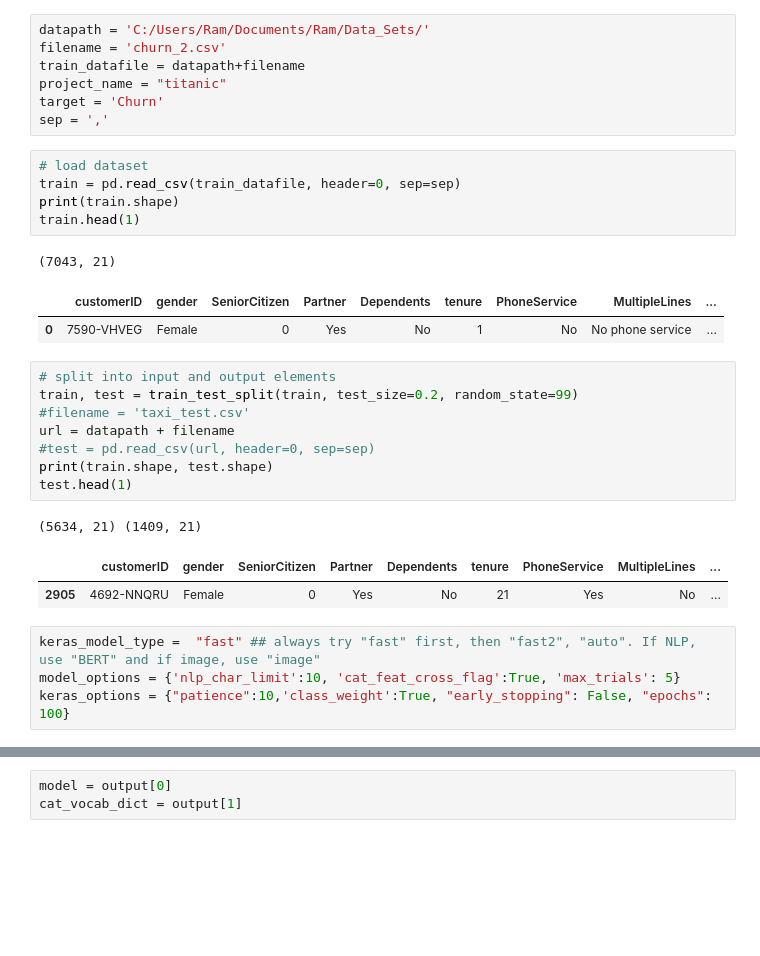
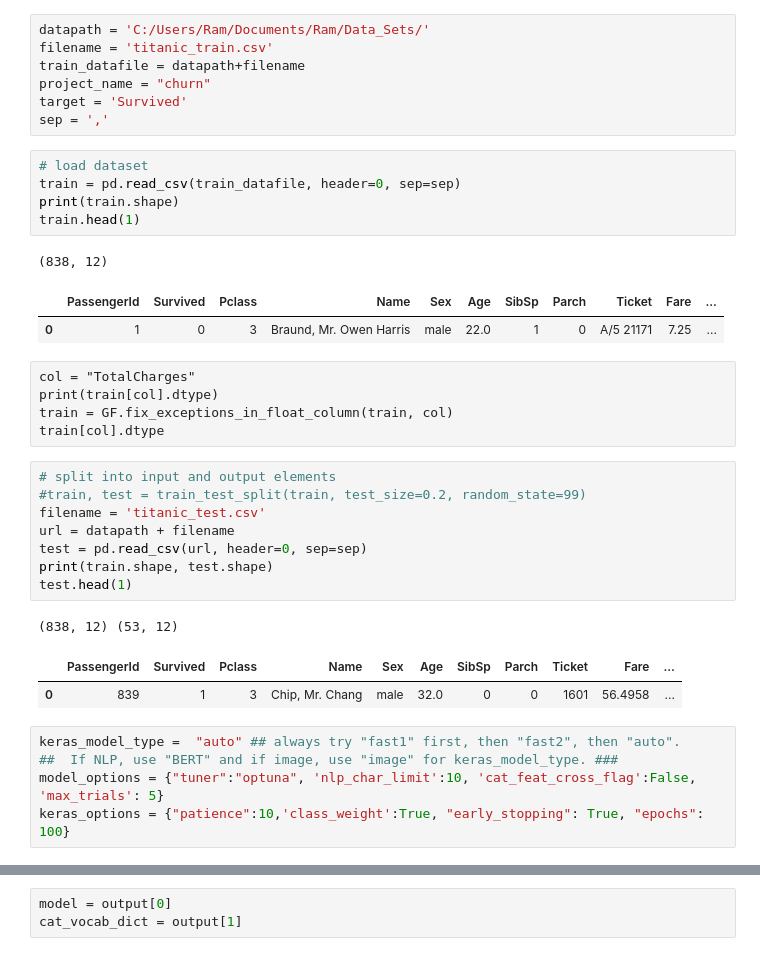
Before and after one commit to AutoViML/deep_autoviml, a Jupyter notebook: examples/Deep_Auto_ViML_Demo.ipynb, the cells around one changed output, grey strips where cells are left out. Saved outputs shown, nothing was run; the diff lists cells and outputs as text; blank space fills up the shorter version.

```diff
--- a/examples/Deep_Auto_ViML_Demo.ipynb
+++ b/examples/Deep_Auto_ViML_Demo.ipynb
@@ -18,10 +21,10 @@ predictions = deepauto.predict(model, project_name, test_dataset=test,
                                  cat_vocab_dict=cat_vocab_dict)
 # %%
 datapath = 'C:/Users/Ram/Documents/Ram/Data_Sets/'
-filename = 'churn_2.csv'
+filename = 'titanic_train.csv'
 train_datafile = datapath+filename
-project_name = "titanic"
-target = 'Churn'
+project_name = "churn"
+target = 'Survived'
 sep = ','
 # %%
 # load dataset
@@ -29,25 +32,31 @@ train = pd.read_csv(train_datafile, header=0, sep=sep)
 print(train.shape)
 train.head(1)
 # %% [output]
-(7043, 21)
+(838, 12)
-|  | customerID | gender | SeniorCitizen | Partner | Dependents | tenure | PhoneService | MultipleLines | ... |
-| 0 | 7590-VHVEG | Female | 0 | Yes | No | 1 | No | No phone service | ... |
+|  | PassengerId | Survived | Pclass | Name | Sex | Age | SibSp | Parch | Ticket | Fare | ... |
+| 0 | 1 | 0 | 3 | Braund, Mr. Owen Harris | male | 22.0 | 1 | 0 | A/5 21171 | 7.25 | ... |
+# %% [raw]
+col = "TotalCharges"
+print(train[col].dtype)
+train = GF.fix_exceptions_in_float_column(train, col)
+train[col].dtype
 # %%
 # split into input and output elements
-train, test = train_test_split(train, test_size=0.2, random_state=99)
-#filename = 'taxi_test.csv'
+#train, test = train_test_split(train, test_size=0.2, random_state=99)
+filename = 'titanic_test.csv'
 url = datapath + filename
-#test = pd.read_csv(url, header=0, sep=sep)
+test = pd.read_csv(url, header=0, sep=sep)
 print(train.shape, test.shape)
 test.head(1)
 # %% [output]
-(5634, 21) (1409, 21)
+(838, 12) (53, 12)
-|  | customerID | gender | SeniorCitizen | Partner | Dependents | tenure | PhoneService | MultipleLines | ... |
-| 2905 | 4692-NNQRU | Female | 0 | Yes | No | 21 | Yes | No | ... |
+|  | PassengerId | Survived | Pclass | Name | Sex | Age | SibSp | Parch | Ticket | Fare | ... |
+| 0 | 839 | 1 | 3 | Chip, Mr. Chang | male | 32.0 | 0 | 0 | 1601 | 56.4958 | ... |
 # %%
-keras_model_type =  "fast" ## always try "fast" first, then "fast2", "auto". If NLP, use "BERT" and if image, use "image"
-model_options = {'nlp_char_limit':10, 'cat_feat_cross_flag':True, 'max_trials': 5}
-keras_options = {"patience":10,'class_weight':True, "early_stopping": False, "epochs": 100}
+keras_model_type =  "auto" ## always try "fast1" first, then "fast2", then "auto".
+##  If NLP, use "BERT" and if image, use "image" for keras_model_type. ###
+model_options = {"tuner":"optuna", 'nlp_char_limit':10, 'cat_feat_cross_flag':False, 'max_trials': 5}
+keras_options = {"patience":10,'class_weight':True, "early_stopping": True, "epochs": 100}
 # %%
 output = deepauto.fit(train, target, keras_model_type,project_name=project_name, keras_options=keras_options,
                  model_options=model_options, save_model_flag=False, use_my_model='', verbose=1)
```
Also changed, not shown: parts of 6 cells of this notebook, 14 other files.
